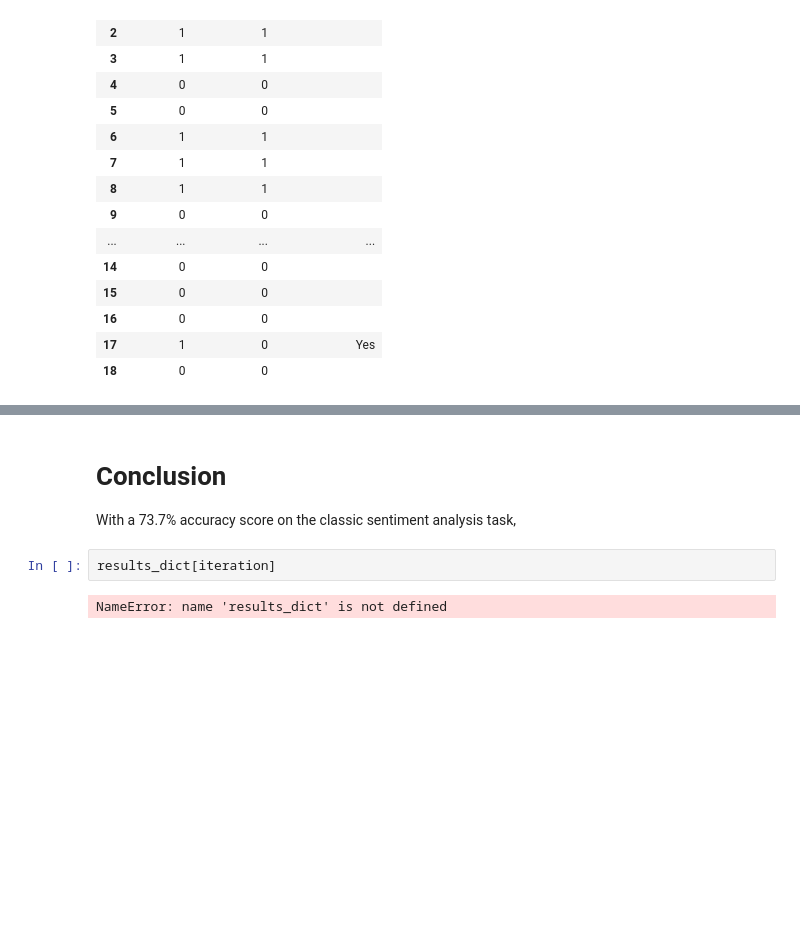
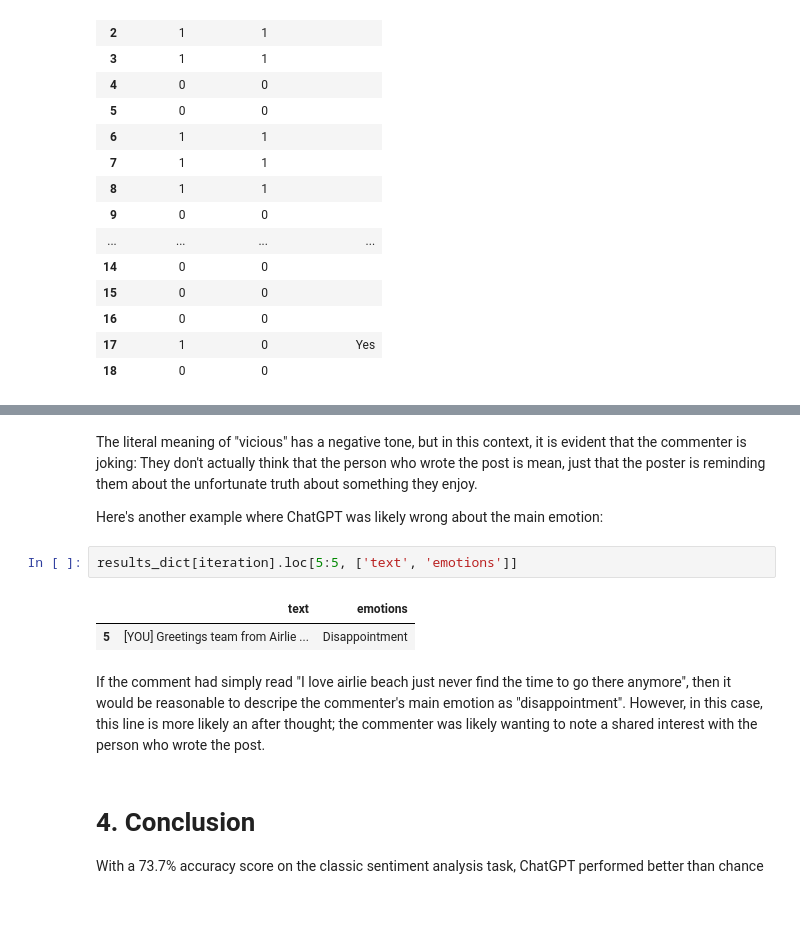
Before and after one commit to silvhua/ChatGPT-sentiment-analysis, a Jupyter notebook: notebooks/2023-07-04 portfolio notebook.ipynb, the cells around one changed output, grey strips where cells are left out. Saved outputs shown, nothing was run; the diff lists cells and outputs as text; blank space fills up the shorter version.

```diff
--- a/notebooks/2023-07-04 portfolio notebook.ipynb
+++ b/notebooks/2023-07-04 portfolio notebook.ipynb
@@ -679,9 +791,17 @@ The literal meaning of "vicious" has a negative tone, but in this context, it is
+# %% [markdown]
+The literal meaning of "vicious" has a negative tone, but in this context, it is evident that the commenter is joking: They don't actually think that the person who wrote the post is mean, just that the poster is reminding them about the unfortunate truth about something they enjoy.
+
+
+Here's another example where ChatGPT was likely wrong about the main emotion:
+# %%
+results_dict[iteration].loc[5:5, ['text', 'emotions']]
+# %% [output]
+|  | text | emotions |
+| 5 | [YOU] Greetings team from Airlie ... | Disappointment |
+# %% [markdown]
+If the comment had simply read "I love airlie beach just never find the time to go there anymore", then it would be reasonable to descripe the commenter's main emotion as "disappointment". However, in this case, this line is more likely an after thought; the commenter was likely wanting to note a shared interest with the person who wrote the post.
 # %% [markdown]
-# Conclusion
-With a 73.7% accuracy score on the classic sentiment analysis task,
+# 4. Conclusion
+With a 73.7% accuracy score on the classic sentiment analysis task, ChatGPT performed better than chance
-# %%
-results_dict[iteration]
-# %% [output]
-NameError: name 'results_dict' is not defined
 # %% [markdown]
 #
```
Also changed, not shown: parts of 13 cells of this notebook.
